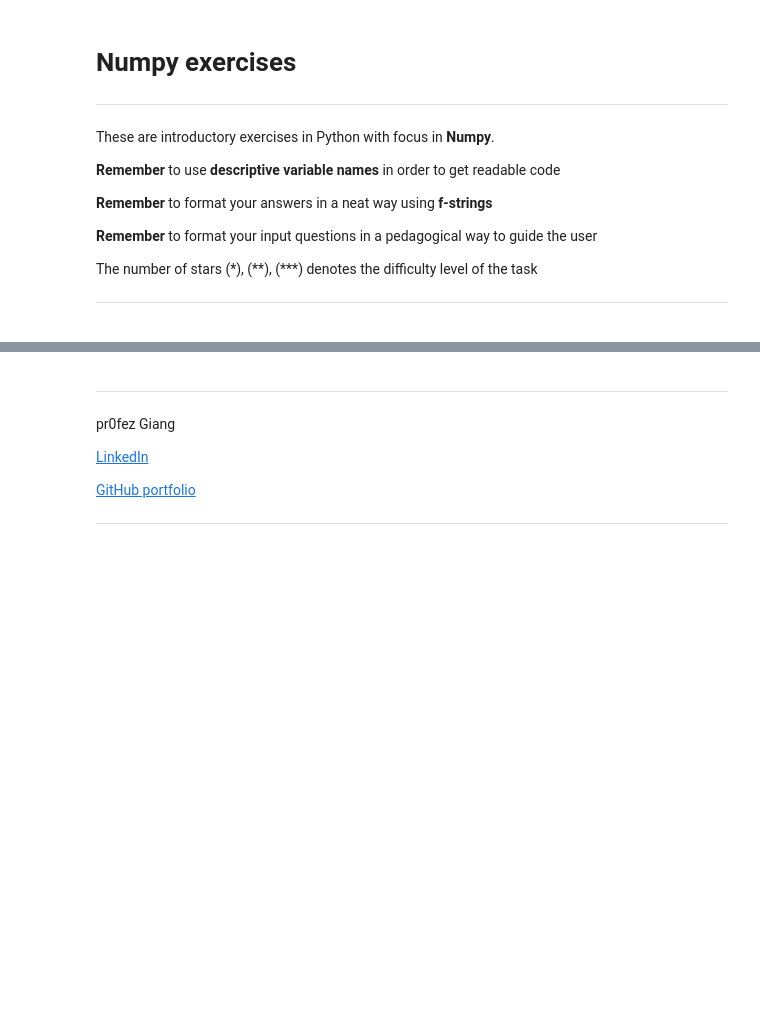
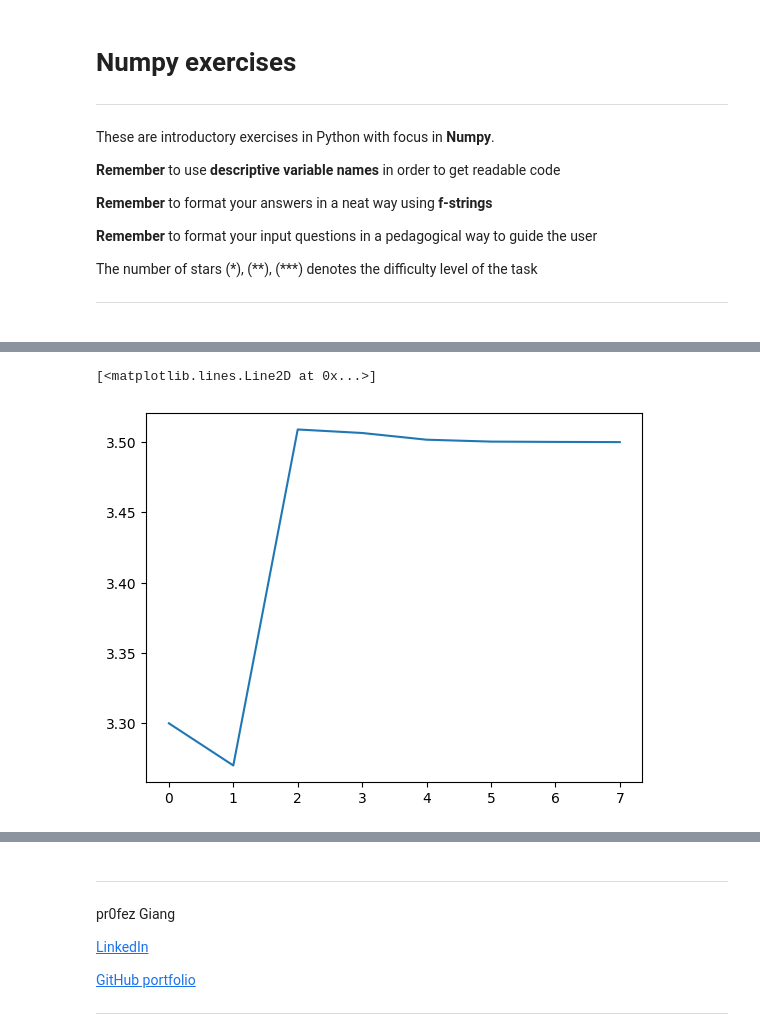
Before and after one commit to joan17920-lab/Python-programming-Joan-Z, a Jupyter notebook: Exercises/E10-numpy.ipynb, the cells around one changed output, grey strips where cells are left out. Cells and saved outputs as stored; diff of their text form; code cells hidden in the pictures; blank space fills up the shorter version.

```diff
--- a/Exercises/E10-numpy.ipynb
+++ b/Exercises/E10-numpy.ipynb
@@ -57,3 +90,19 @@ print (i)
+# %%
+import numpy as np
+import matplotlib.pyplot as plt
+
+def roll_ndice(n):
+    rng = np.random.default_rng()
+    return rng.integers(1,6,n, endpoint=6)
+
+mean = []
+for n in [10**p for p in range(1,9)]:
+    mean += [np.mean(roll_ndice(n))]
+x =list (range(len(mean)))
+plt.plot(x,mean)
+# %% [output]
+[<matplotlib.lines.Line2D at 0x...>]
+[figure, added]
 # %% [markdown]
 ---
 ## 2. Several dices (**)
```
Also changed, not shown: parts of 6 cells of this notebook, 1 other file.
